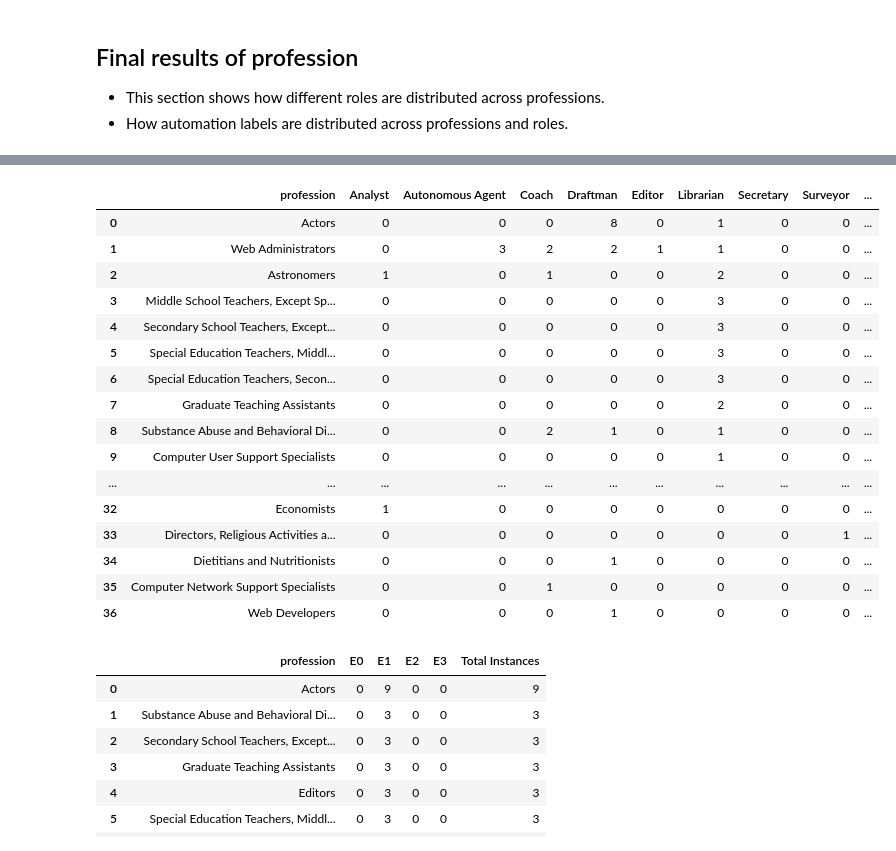
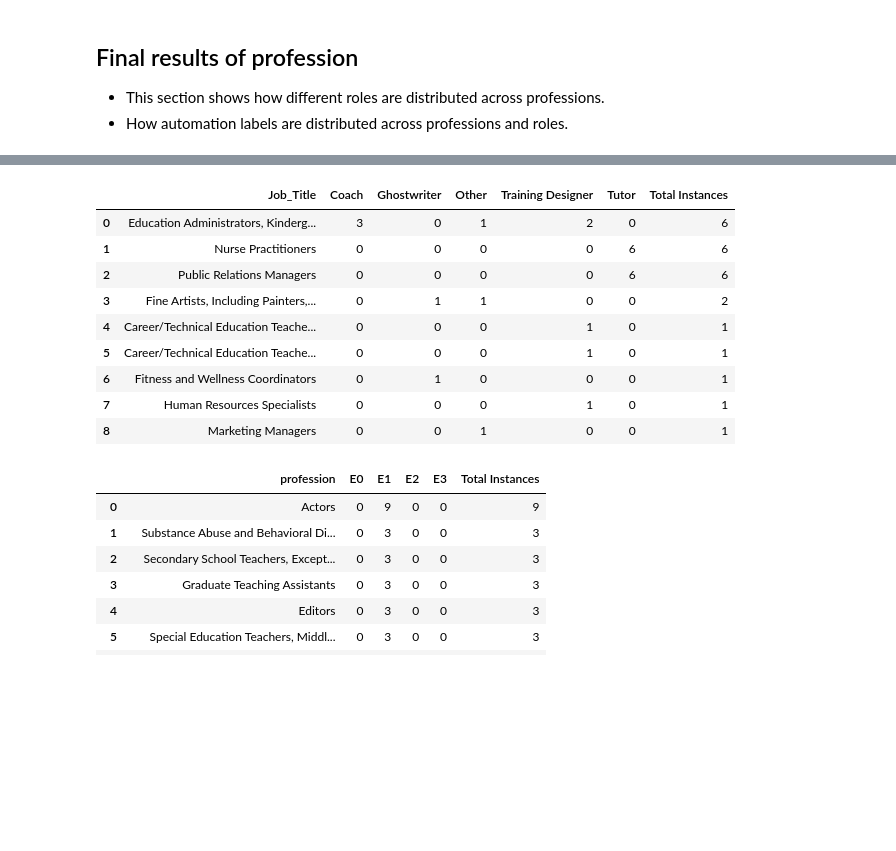
Before and after one commit to Engineering-AI-Systems-Team-3/chatgpt-at-work, a Jupyter notebook: chatgpt_at_work.ipynb, the cells around one changed output, grey strips where cells are left out. Cells and saved outputs as stored; diff of their text form; code cells hidden in the pictures; blank space fills up the shorter version.

Commit message:
Changes to role analysis

```diff
--- a/chatgpt_at_work.ipynb
+++ b/chatgpt_at_work.ipynb
@@ -756,9 +946,15 @@ def extract_role_object(df: pd.DataFrame, column_name: str) -> pd.DataFrame:
         interactions = entry[column_name]
         for interaction in interactions:
             role_object = interaction.get("role_object", "")
-            role_sentence = role_object.get("role_sentence", "")
-            record = {"conversation_idx": index, "role_sentence": role_sentence}
+            functional_role_sentence = role_object.get("functional_role_sentence", "")
+            relational_role_sentence = role_object.get("relational_role_sentence", "")
+            record = {
+                "conversation_idx": index,
+                "functional_role_sentence": functional_role_sentence,
+                "relational_role_sentence": relational_role_sentence
+            }
             result.append(record)
     return pd.DataFrame(result)
 
 roles_explainations_df = extract_role_object(df=roles_df, column_name="llm_analysis")
+roles_explainations_df.head(1)
@@ -1043,3 +1369,13 @@ roles_count_df.head(len(roles_count_df))
 ## Final results of profession
 - This section shows how different roles are distributed across professions.
 - How automation labels are distributed across professions and roles.
+# %%
+profession_roles_df = pd.merge(
+    final_roles_df,
+    work_related_high_epoch_df,
+    left_on='conversation_idx',
+    right_index=True,
+    how='inner'
+)
+profession_roles_df = profession_roles_df[['role_sentence', 'cluster_name', 'conversation', 'Task', 'Job_Title', 'Function']].copy()
+profession_roles_df.head(1)
@@ -1046,58 +1385,30 @@ roles_count_df.head(len(roles_count_df))
 # %%
-profession_roles_df = pd.merge(
-    final_roles_df,
-    mapped_conversations_df[['conversation', 'level_0_task']],
-    on='conversation',
-    how='inner'
-)
+profession_roles_df["count"] = 1
 
-profession_roles_df = pd.merge(
-    profession_roles_df,
-    tasks_df[['task', 'title']],
-    left_on='level_0_task',
-    right_on='task',
-    how='left'
-)
-
-profession_roles_df = profession_roles_df[['title', 'roles']].rename(columns={'title': 'profession'})
-
-profession_roles_exploded = profession_roles_df.explode('roles')
-
-profession_role_counts = profession_roles_exploded.groupby(['profession', 'roles']).size().reset_index(name='count')
-
-profession_roles_pivot = profession_role_counts.pivot_table(
-    index='profession',
-    columns='roles',
+profession_roles_pivot = profession_roles_df.pivot_table(
+    index='Job_Title',
+    columns='cluster_name',
     values='count',
+    aggfunc='sum',
     fill_value=0
 ).astype(int)
 
 profession_roles_pivot['Total Instances'] = profession_roles_pivot.sum(axis=1)
 profession_roles_pivot = profession_roles_pivot.sort_values(by='Total Instances', ascending=False)
-
 profession_roles_pivot = profession_roles_pivot.reset_index()
-
 profession_roles_pivot.columns.name = None
-
 display(profession_roles_pivot.head(50))
 # %% [output]
-|  | profession | Analyst | Autonomous Agent | Coach | Draftman | Editor | Librarian | Secretary | Surveyor | ... |
-| 0 | Actors | 0 | 0 | 0 | 8 | 0 | 1 | 0 | 0 | ... |
-| 1 | Web Administrators | 0 | 3 | 2 | 2 | 1 | 1 | 0 | 0 | ... |
-| 2 | Astronomers | 1 | 0 | 1 | 0 | 0 | 2 | 0 | 0 | ... |
-| 3 | Middle School Teachers, Except Sp... | 0 | 0 | 0 | 0 | 0 | 3 | 0 | 0 | ... |
-| 4 | Secondary School Teachers, Except... | 0 | 0 | 0 | 0 | 0 | 3 | 0 | 0 | ... |
-| 5 | Special Education Teachers, Middl... | 0 | 0 | 0 | 0 | 0 | 3 | 0 | 0 | ... |
-| 6 | Special Education Teachers, Secon... | 0 | 0 | 0 | 0 | 0 | 3 | 0 | 0 | ... |
-| 7 | Graduate Teaching Assistants | 0 | 0 | 0 | 0 | 0 | 2 | 0 | 0 | ... |
-| 8 | Substance Abuse and Behavioral Di... | 0 | 0 | 2 | 1 | 0 | 1 | 0 | 0 | ... |
-| 9 | Computer User Support Specialists | 0 | 0 | 0 | 0 | 0 | 1 | 0 | 0 | ... |
-| ... | ... | ... | ... | ... | ... | ... | ... | ... | ... | ... |
-| 32 | Economists | 1 | 0 | 0 | 0 | 0 | 0 | 0 | 0 | ... |
-| 33 | Directors, Religious Activities a... | 0 | 0 | 0 | 0 | 0 | 0 | 0 | 1 | ... |
-| 34 | Dietitians and Nutritionists | 0 | 0 | 0 | 1 | 0 | 0 | 0 | 0 | ... |
-| 35 | Computer Network Support Specialists | 0 | 0 | 1 | 0 | 0 | 0 | 0 | 0 | ... |
-| 36 | Web Developers | 0 | 0 | 0 | 1 | 0 | 0 | 0 | 0 | ... |
+|  | Job_Title | Coach | Ghostwriter | Other | Training Designer | Tutor | Total Instances |
+| 0 | Education Administrators, Kinderg... | 3 | 0 | 1 | 2 | 0 | 6 |
+| 1 | Nurse Practitioners | 0 | 0 | 0 | 0 | 6 | 6 |
+| 2 | Public Relations Managers | 0 | 0 | 0 | 0 | 6 | 6 |
+| 3 | Fine Artists, Including Painters,... | 0 | 1 | 1 | 0 | 0 | 2 |
+| 4 | Career/Technical Education Teache... | 0 | 0 | 0 | 1 | 0 | 1 |
+| 5 | Career/Technical Education Teache... | 0 | 0 | 0 | 1 | 0 | 1 |
+| 6 | Fitness and Wellness Coordinators | 0 | 1 | 0 | 0 | 0 | 1 |
+| 7 | Human Resources Specialists | 0 | 0 | 0 | 1 | 0 | 1 |
+| 8 | Marketing Managers | 0 | 0 | 1 | 0 | 0 | 1 |
 # %%
 profession_auto_df = pd.merge(
     automation_augmentation_df[['task', 'rubric_label']],
```
Also changed, not shown: parts of 53 cells of this notebook.
